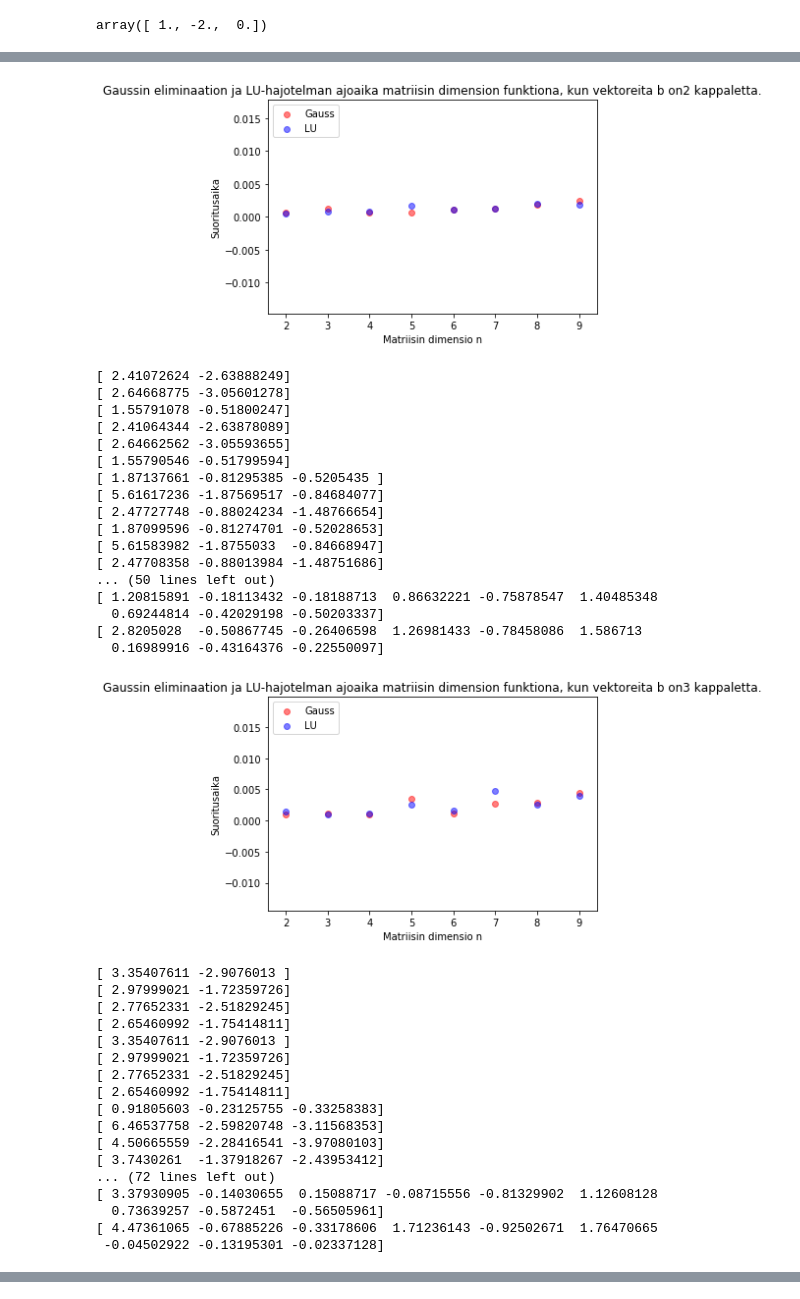
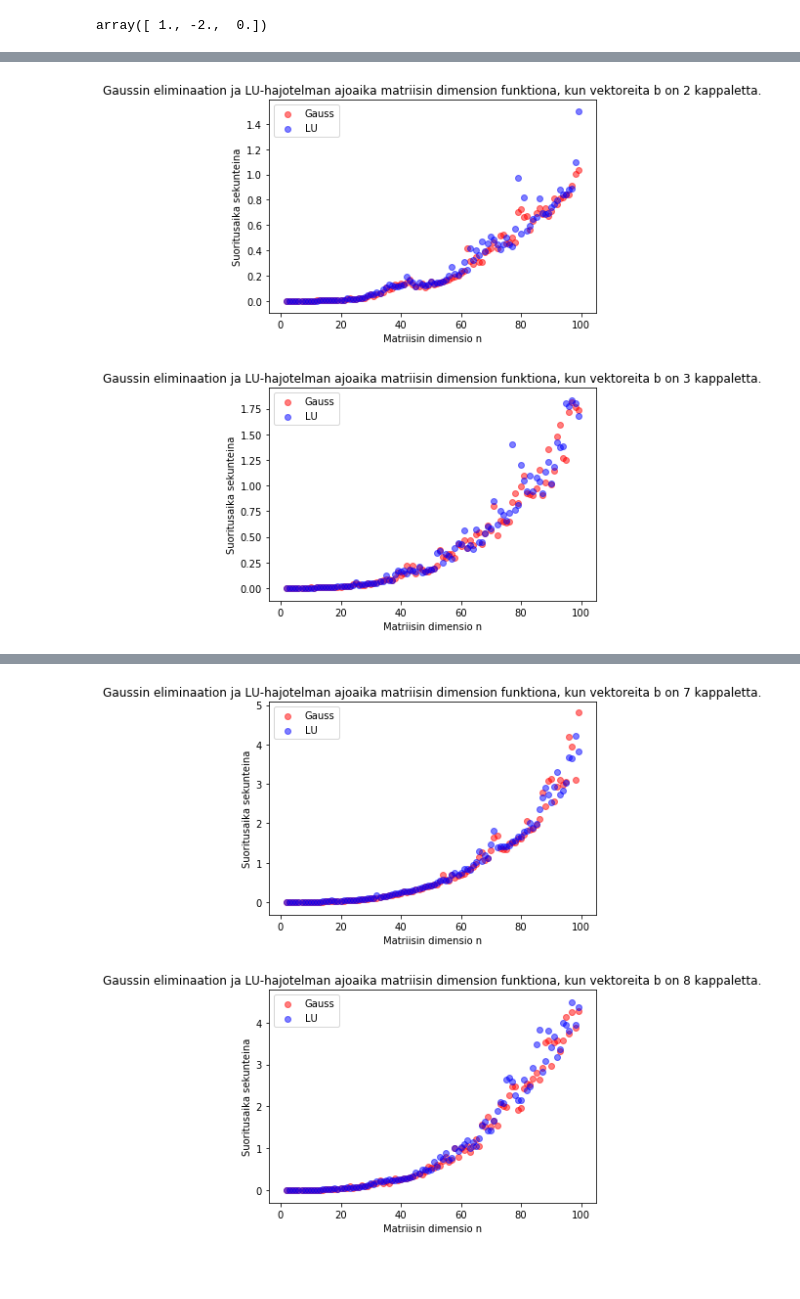
Before and after one commit to Neuroosi/Numerical-analysis, a Jupyter notebook: Untitled.ipynb, the cells around one changed output, grey strips where cells are left out. Drawn from its saved outputs; the diff is of its cells as text; code cells hidden in the pictures; blank space fills up the shorter version.

```diff
--- a/Untitled.ipynb
+++ b/Untitled.ipynb
@@ -120,10 +119,10 @@ gauss={}
 lu={}
 A = []
 #B = []
-for i in range(2,10):
+for i in range(2,100):
     A.append(generateCoeffecientMatrix(i))
     #B.append(generateVector(i,10))
-for i in range(1,10):
+for i in range(1,11):
     gauss = {}
     lu = {}
     for a in A:
@@ -135,7 +134,7 @@ for i in range(1,10):
         gauss[a.shape[0]] = (end-start)
         start = time.time()
         for b in B:
-            LUsolve(a,b)
+            sollu = LUsolve(a,b)
         end = time.time()
         lu[a.shape[0]] = (end-start)
     generateScatterPlot(gauss, lu,i)
@@ -178,36 +143,2 @@ for i in range(1,10):
-[figure, old version]
+[figure, new version]
-[ 2.41072624 -2.63888249]
-[ 2.64668775 -3.05601278]
-[ 1.55791078 -0.51800247]
-[ 2.41064344 -2.63878089]
-[ 2.64662562 -3.05593655]
-[ 1.55790546 -0.51799594]
-[ 1.87137661 -0.81295385 -0.5205435 ]
-[ 5.61617236 -1.87569517 -0.84684077]
-[ 2.47727748 -0.88024234 -1.48766654]
-[ 1.87099596 -0.81274701 -0.52028653]
-[ 5.61583982 -1.8755033  -0.84668947]
-[ 2.47708358 -0.88013984 -1.48751686]
-... (50 lines left out)
-[ 1.20815891 -0.18113432 -0.18188713  0.86632221 -0.75878547  1.40485348
-  0.69244814 -0.42029198 -0.50203337]
-[ 2.8205028  -0.50867745 -0.26406598  1.26981433 -0.78458086  1.586713
-  0.16989916 -0.43164376 -0.22550097]
-[figure, old version]
+[figure, new version]
-[ 3.35407611 -2.9076013 ]
-[ 2.97999021 -1.72359726]
-[ 2.77652331 -2.51829245]
-[ 2.65460992 -1.75414811]
-[ 3.35407611 -2.9076013 ]
-[ 2.97999021 -1.72359726]
-[ 2.77652331 -2.51829245]
-[ 2.65460992 -1.75414811]
-[ 0.91805603 -0.23125755 -0.33258383]
-[ 6.46537758 -2.59820748 -3.11568353]
-[ 4.50665559 -2.28416541 -3.97080103]
-[ 3.7430261  -1.37918267 -2.43953412]
-... (72 lines left out)
-[ 3.37930905 -0.14030655  0.15088717 -0.08715556 -0.81329902  1.12608128
-  0.73639257 -0.5872451  -0.56505961]
-[ 4.47361065 -0.67885226 -0.33178606  1.71236143 -0.92502671  1.76470665
- -0.04502922 -0.13195301 -0.02337128]
@@ -251,0 +148,2 @@ for i in range(1,10):
+[figure, added]
+[figure, added]
```
Also changed, not shown: parts of 3 cells of this notebook.
